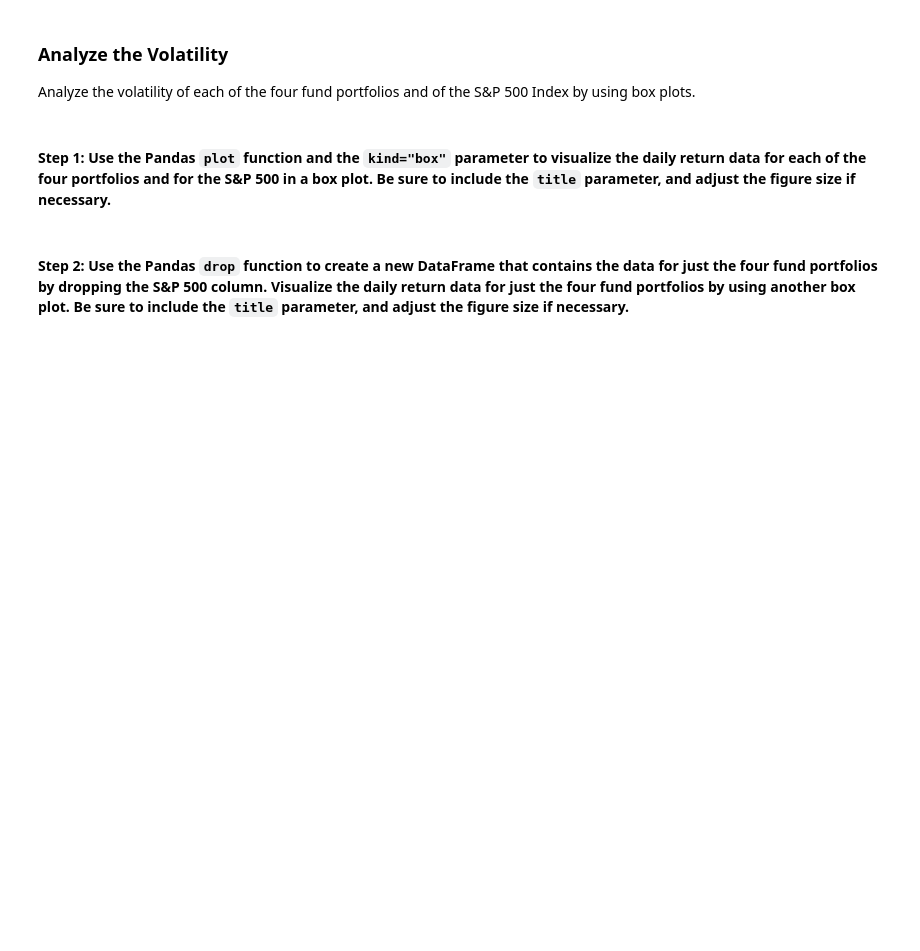
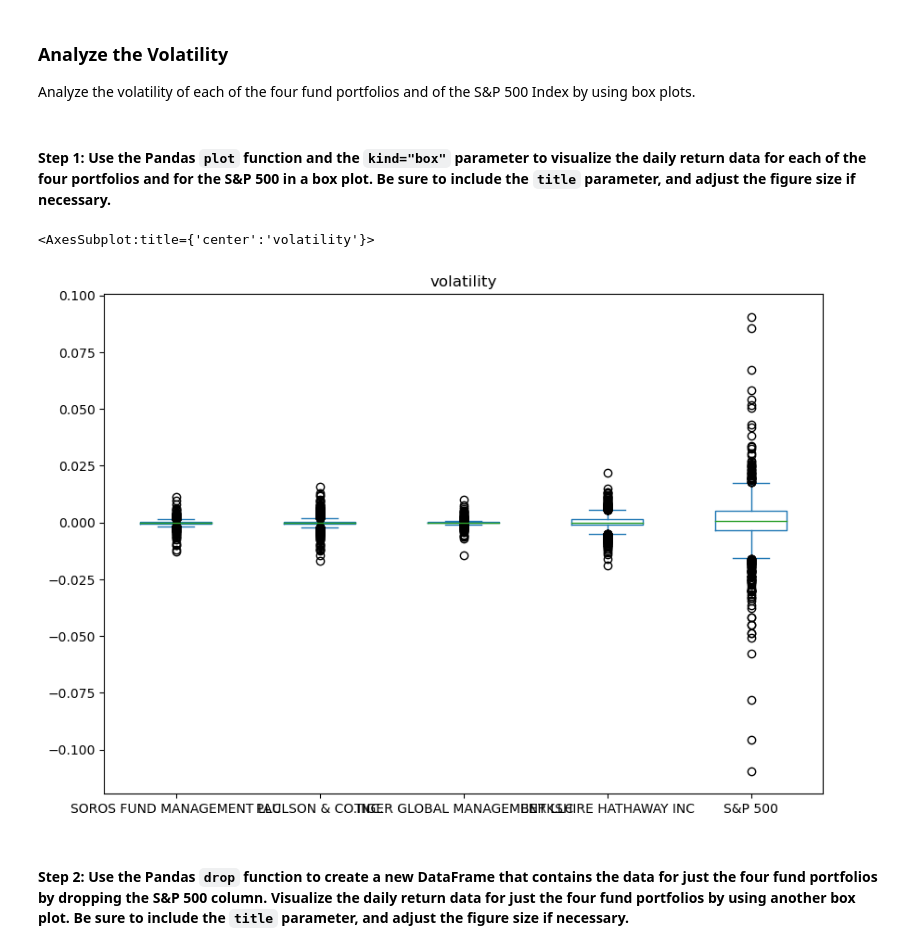
Before and after one commit to briabr/risk_return_analysis, a Jupyter notebook: risk_return_analysis.ipynb, the cells around one changed output. Cells and saved outputs as stored; diff of their text form; code cells hidden in the pictures; blank space fills up the shorter version.

```diff
--- a/risk_return_analysis.ipynb
+++ b/risk_return_analysis.ipynb
@@ -187,7 +202,11 @@ Analyze the volatility of each of the four fund portfolios and of the S&P 500 In
 # %%
 # Use the daily return data to create box plots to visualize the volatility of the 4 funds and the S&P 500
 # Include a title parameter and adjust the figure size
 # YOUR CODE HERE
+daily_returns.plot(kind="box", figsize=(10,7), title="volatility")
+# %% [output]
+<AxesSubplot:title={'center':'volatility'}>
+[figure, added]
 # %% [markdown]
 #### Step 2: Use the Pandas `drop` function to create a new DataFrame that contains the data for just the four fund portfolios by dropping the S&P 500 column. Visualize the daily return data for just the four fund portfolios by using another box plot. Be sure to include the `title` parameter, and adjust the figure size if necessary.
 # %%
```
Also changed, not shown: parts of 4 cells of this notebook.
